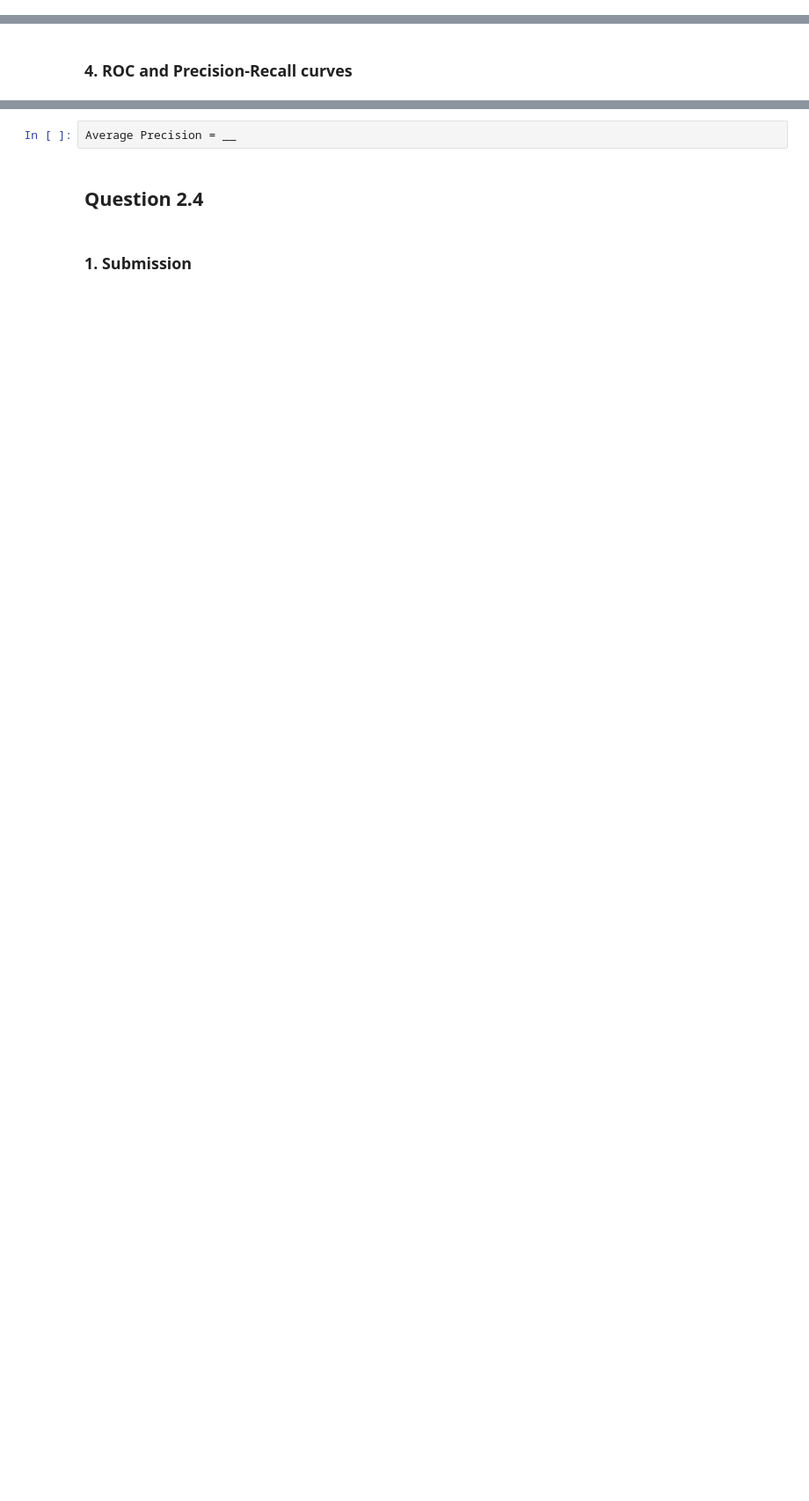
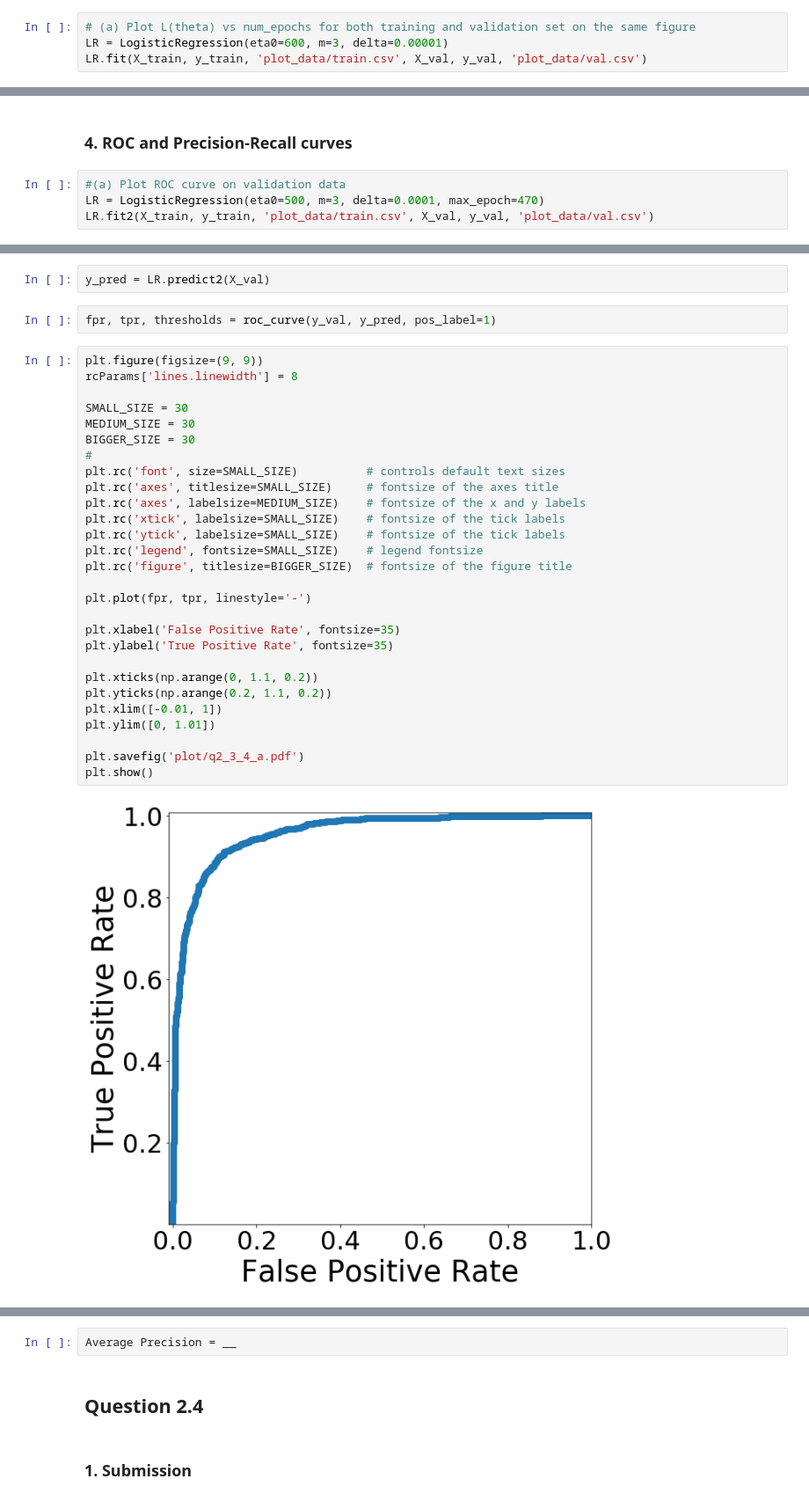
Before and after one commit to caitaozhan/CSE512-homework, a Jupyter notebook: hw3/logistic_regression_test.ipynb, the cells around one changed output, grey strips where cells are left out. Shown: that part at 88% size. Drawn from its saved outputs; the diff is of its cells as text; blank space fills up the shorter version.

```diff
--- a/hw3/logistic_regression_test.ipynb
+++ b/hw3/logistic_regression_test.ipynb
@@ -542,2 +625,6 @@ plt.show()
 # %% [markdown]
 ### 3. Evaluating on validation set
+# %%
+# (a) Plot L(theta) vs num_epochs for both training and validation set on the same figure
+LR = LogisticRegression(eta0=600, m=3, delta=0.00001)
+LR.fit(X_train, y_train, 'plot_data/train.csv', X_val, y_val, 'plot_data/val.csv')
@@ -635,2 +740,6 @@ plt.show()
 # %% [markdown]
 ### 4. ROC and Precision-Recall curves
+# %%
+#(a) Plot ROC curve on validation data
+LR = LogisticRegression(eta0=500, m=3, delta=0.0001, max_epoch=470)
+LR.fit2(X_train, y_train, 'plot_data/train.csv', X_val, y_val, 'plot_data/val.csv')
@@ -636,0 +751,34 @@ plt.show()
+# %%
+y_pred = LR.predict2(X_val)
+# %%
+fpr, tpr, thresholds = roc_curve(y_val, y_pred, pos_label=1)
+# %%
+plt.figure(figsize=(9, 9))
+rcParams['lines.linewidth'] = 8
+
+SMALL_SIZE = 30
+MEDIUM_SIZE = 30
+BIGGER_SIZE = 30
+#
+plt.rc('font', size=SMALL_SIZE)          # controls default text sizes
+plt.rc('axes', titlesize=SMALL_SIZE)     # fontsize of the axes title
+plt.rc('axes', labelsize=MEDIUM_SIZE)    # fontsize of the x and y labels
+plt.rc('xtick', labelsize=SMALL_SIZE)    # fontsize of the tick labels
+plt.rc('ytick', labelsize=SMALL_SIZE)    # fontsize of the tick labels
+plt.rc('legend', fontsize=SMALL_SIZE)    # legend fontsize
+plt.rc('figure', titlesize=BIGGER_SIZE)  # fontsize of the figure title
+
+plt.plot(fpr, tpr, linestyle='-')
+
+plt.xlabel('False Positive Rate', fontsize=35)
+plt.ylabel('True Positive Rate', fontsize=35)
+
+plt.xticks(np.arange(0, 1.1, 0.2))
+plt.yticks(np.arange(0.2, 1.1, 0.2))
+plt.xlim([-0.01, 1])
+plt.ylim([0, 1.01])
+
+plt.savefig('plot/q2_3_4_a.pdf')
+plt.show()
+# %% [output]
+[figure, added]
```
Also changed, not shown: parts of 14 cells of this notebook, 6 other files.
